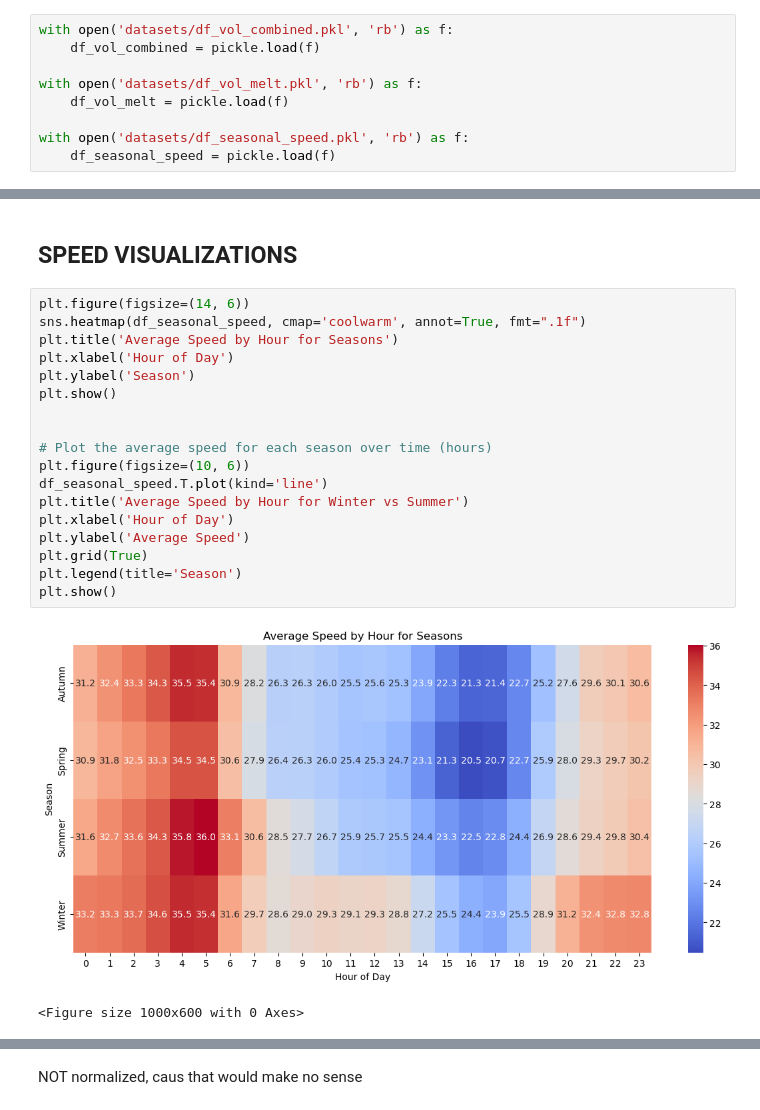
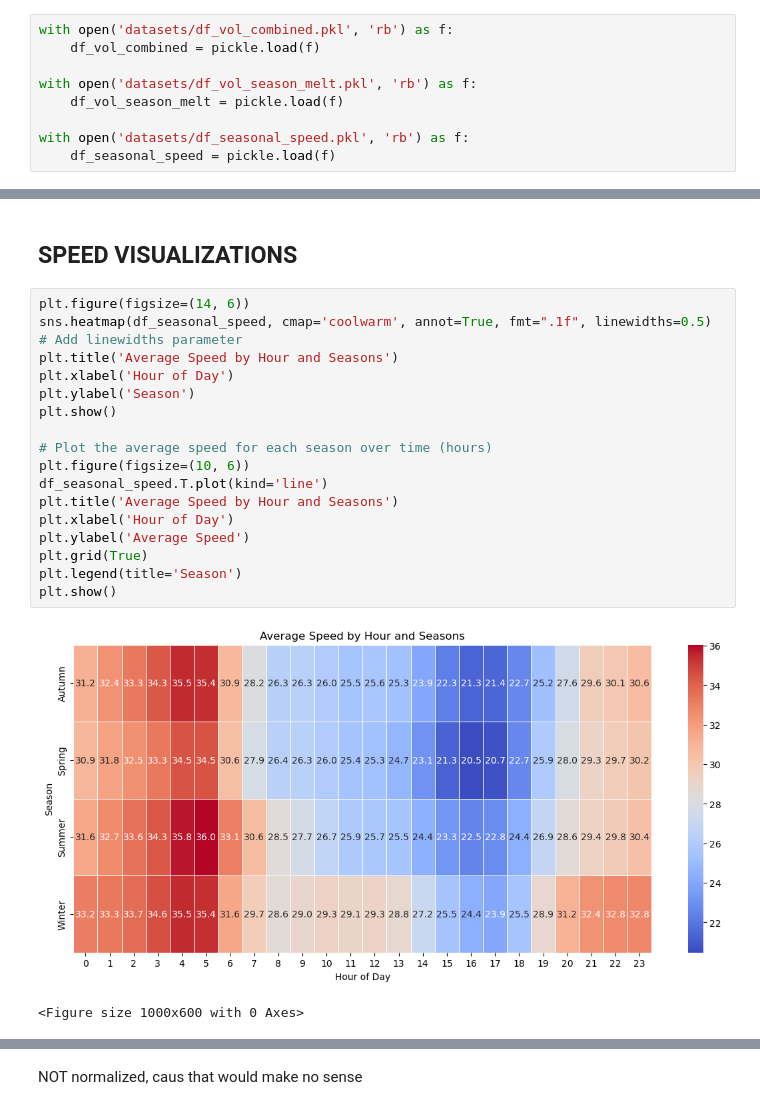
Before and after one commit to TerjeOtsa/Group3_Evolutionary-algorithms, a Jupyter notebook: Problem_1/data_exploration.ipynb, the cells around one changed output, grey strips where cells are left out. Cells and saved outputs as stored; diff of their text form.

```diff
--- a/Problem_1/data_exploration.ipynb
+++ b/Problem_1/data_exploration.ipynb
@@ -12,8 +12,8 @@ import math
 with open('datasets/df_vol_combined.pkl', 'rb') as f:
     df_vol_combined = pickle.load(f)
 
-with open('datasets/df_vol_melt.pkl', 'rb') as f:
-    df_vol_melt = pickle.load(f)
+with open('datasets/df_vol_season_melt.pkl', 'rb') as f:
+    df_vol_season_melt = pickle.load(f)
 
 with open('datasets/df_seasonal_speed.pkl', 'rb') as f:
     df_seasonal_speed = pickle.load(f)
@@ -220,22 +220,21 @@ Note to heatmap: this heatmap are based on the data that is present in the for t
 ## SPEED VISUALIZATIONS
 # %%
 plt.figure(figsize=(14, 6))
-sns.heatmap(df_seasonal_speed, cmap='coolwarm', annot=True, fmt=".1f")
-plt.title('Average Speed by Hour for Seasons')
+sns.heatmap(df_seasonal_speed, cmap='coolwarm', annot=True, fmt=".1f", linewidths=0.5)  # Add linewidths parameter
+plt.title('Average Speed by Hour and Seasons')
 plt.xlabel('Hour of Day')
 plt.ylabel('Season')
 plt.show()
 
-
 # Plot the average speed for each season over time (hours)
 plt.figure(figsize=(10, 6))
 df_seasonal_speed.T.plot(kind='line')
-plt.title('Average Speed by Hour for Winter vs Summer')
+plt.title('Average Speed by Hour and Seasons')
 plt.xlabel('Hour of Day')
 plt.ylabel('Average Speed')
 plt.grid(True)
 plt.legend(title='Season')
 plt.show()
 # %% [output]
-[figure, old version]
+[figure, new version]
 <Figure size 1000x600 with 0 Axes>
```
Also changed, not shown: parts of 8 cells of this notebook, 10 other files.
